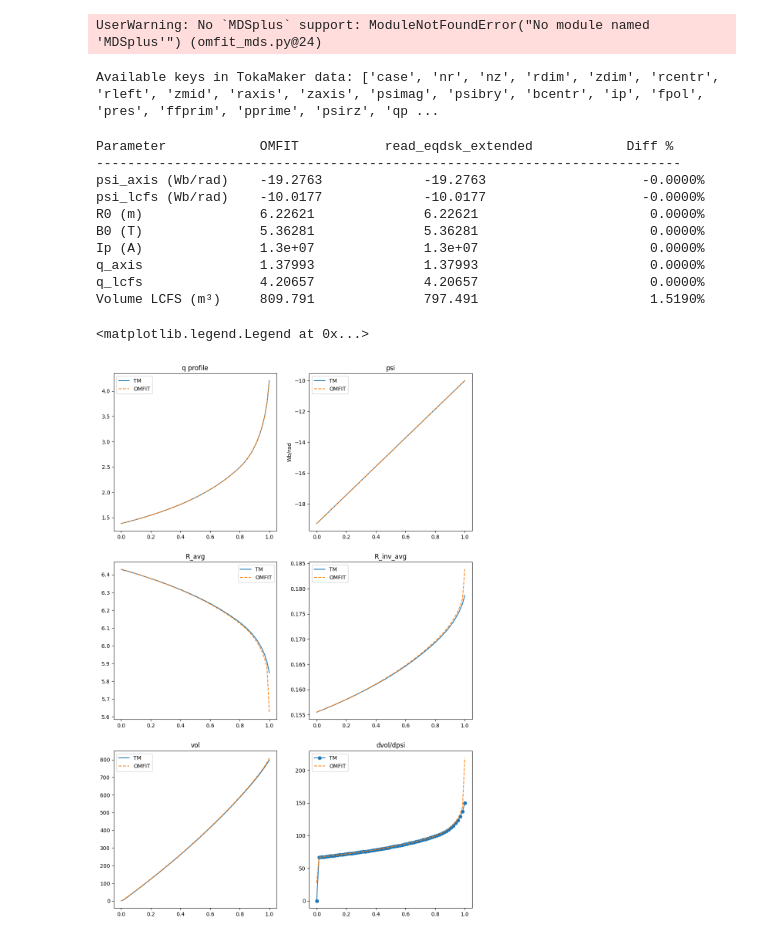
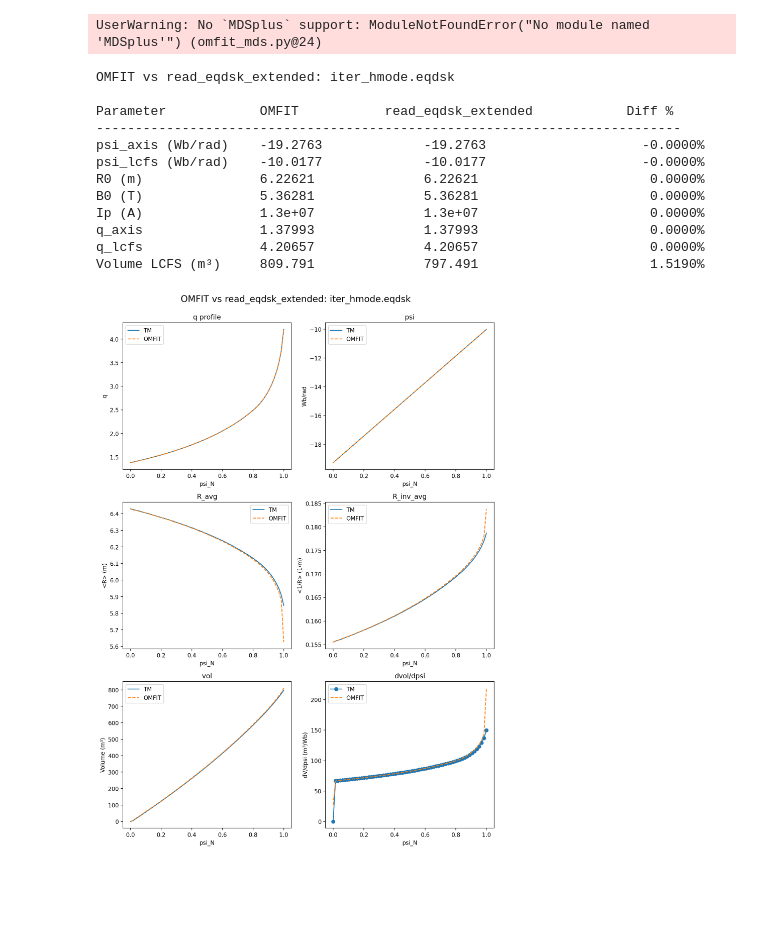
Before and after one commit to fs2819/tm-tx, a Jupyter notebook: omfit_v_tm_eqdsk.ipynb, the cells around one changed output. Drawn from its saved outputs; the diff is of its cells as text; code cells hidden in the pictures; blank space fills up the shorter version.

```diff
--- a/omfit_v_tm_eqdsk.ipynb
+++ b/omfit_v_tm_eqdsk.ipynb
@@ -28,11 +28,15 @@ import matplotlib.pyplot as plt
 from omfit_classes.omfit_eqdsk import OMFITgeqdsk
 import numpy as np
 from read_eqdsk_extended import read_eqdsk_extended
+%config InlineBackend.figure_format = "retina"
+
+eqdsk_file = 'iter_hmode.eqdsk'
+# eqdsk_file = 'g163303.04000'
 # %% [output]
 UserWarning: No `MDSplus` support: ModuleNotFoundError("No module named 'MDSplus'") (omfit_mds.py@24)
 # %%
 # Load OMFIT data into dict
-g_om = OMFITgeqdsk('iter_hmode.eqdsk')
+g_om = OMFITgeqdsk(eqdsk_file)
 g_om.load()
 
 g_om['fluxSurfaces'].load()
@@ -56,12 +60,10 @@ om = {
 
     'psi_N': g_om['fluxSurfaces']['geo']['psin'],
     'psi': g_om['fluxSurfaces']['geo']['psi']
-
-
 }
 # %%
 # Load TokaMaker data into dict
-tm_data = read_eqdsk_extended('iter_hmode.eqdsk')
+tm_data = read_eqdsk_extended(eqdsk_file)
 
 # Populate TokaMaker dictionary with same structure as OMFIT
 tm = {
@@ -82,18 +84,15 @@ tm = {
 
     'psi_N': tm_data['psi_n'],
     'psi': tm_data['psi']
-
-
 }
 
 psi_grid_tm = np.linspace(tm['psi_axis'], tm['psi_lcfs'], len(tm['q_prof']))
 temp = (psi_grid_tm - tm['psi_axis']) / (tm['psi_lcfs'] - tm['psi_axis'])
 
-print(f"\nAvailable keys in TokaMaker data: {list(tm_data.keys())}")
+# print(f"\nAvailable keys in TokaMaker data: {list(tm_data.keys())}")
-# %% [output]
-Available keys in TokaMaker data: ['case', 'nr', 'nz', 'rdim', 'zdim', 'rcentr', 'rleft', 'zmid', 'raxis', 'zaxis', 'psimag', 'psibry', 'bcentr', 'ip', 'fpol', 'pres', 'ffprim', 'pprime', 'psirz', 'qp ...
 # %%
 # Scalar comparison table
+print(f'OMFIT vs read_eqdsk_extended: {eqdsk_file}')
 print(f"\n{'Parameter':<20} {'OMFIT':<15} {'read_eqdsk_extended':<30} {'Diff %':<15}")
 print("-"*75)
 
@@ -117,6 +116,8 @@ for name, val_omfit, val_tm in params:
     else:
         print(f"{name:<20} {val_omfit:<20.6g} {'N/A':<20} {'N/A':<15}")
 # %% [output]
+OMFIT vs read_eqdsk_extended: iter_hmode.eqdsk
+
 Parameter            OMFIT           read_eqdsk_extended            Diff %
 ---------------------------------------------------------------------------
 psi_axis (Wb/rad)    -19.2763             -19.2763                    -0.0000%
@@ -129,7 +130,8 @@ q_lcfs               4.20657              4.20657                      0.0000%
 Volume LCFS (m³)     809.791              797.491                      1.5190%
 # %%
 # Profile comparison plot
-fig, axes = plt.subplots(3,2,figsize=(12,18))
+fig, axes = plt.subplots(3,2,figsize=(10,14))
+fig.suptitle(f'OMFIT vs read_eqdsk_extended: {eqdsk_file} \n ', fontsize=16)
 
 ax00 = axes[0,0]
 ax01 = axes[0,1]
@@ -141,36 +143,48 @@ ax21 = axes[2,1]
 ax00.set_title('q profile')
 ax00.plot(tm['psi_N'], tm['q_prof'], label='TM')
 ax00.plot(om['psi_N'], om['q_prof'], '--', label='OMFIT')
+ax00.set_ylabel('q')
+ax00.set_xlabel('psi_N')
 ax00.legend()
 
 ax01.set_title('psi')
 ax01.plot(tm['psi_N'], tm['psi'], label='TM')
 ax01.plot(om['psi_N'], om['psi'], '--', label='OMFIT')
 ax01.set_ylabel('Wb/rad')
+ax01.set_xlabel('psi_N')
 ax01.legend()
 
 ax10.set_title('R_avg')
 ax10.plot(tm['psi_N'], tm['R_avg'], label='TM')
 ax10.plot(om['psi_N'], om['R_avg'], '--', label='OMFIT')
+ax10.set_ylabel('<R> (m)')
+ax10.set_xlabel('psi_N')
 ax10.legend()
 
 ax11.set_title('R_inv_avg')
 ax11.plot(tm['psi_N'], tm['R_inv_avg'], label='TM')
 ax11.plot(om['psi_N'], om['R_inv_avg'], '--', label='OMFIT')
+ax11.set_ylabel('<1/R> (1/m)')
+ax11.set_xlabel('psi_N')
 ax11.legend()
 
 ax20.set_title('vol')
 ax20.plot(tm['psi_N'], tm['vol'], label='TM')
 ax20.plot(om['psi_N'], om['vol'], '--', label='OMFIT')
+ax20.set_ylabel('Volume (m³)')
+ax20.set_xlabel('psi_N')
 ax20.legend()
 
 ax21.set_title('dvol/dpsi')
 ax21.plot(tm['psi_N'], tm['vpr'], label='TM', marker='o')
 ax21.plot(om['psi_N'], om['vpr'], '--', label='OMFIT')
+ax21.set_ylabel('dV/dpsi (m³/Wb)')
+ax21.set_xlabel('psi_N')
+
 ax21.legend()
+fig.tight_layout()
 # %% [output]
-<matplotlib.legend.Legend at 0x...>
-[figure, old version]
+[figure, new version]
 # %%
 # LCFS boundary comparison
 fig, ax = plt.subplots(1, 1, figsize=(8, 8))
```
Also changed, not shown: parts of 1 cell of this notebook, 2 other files.
